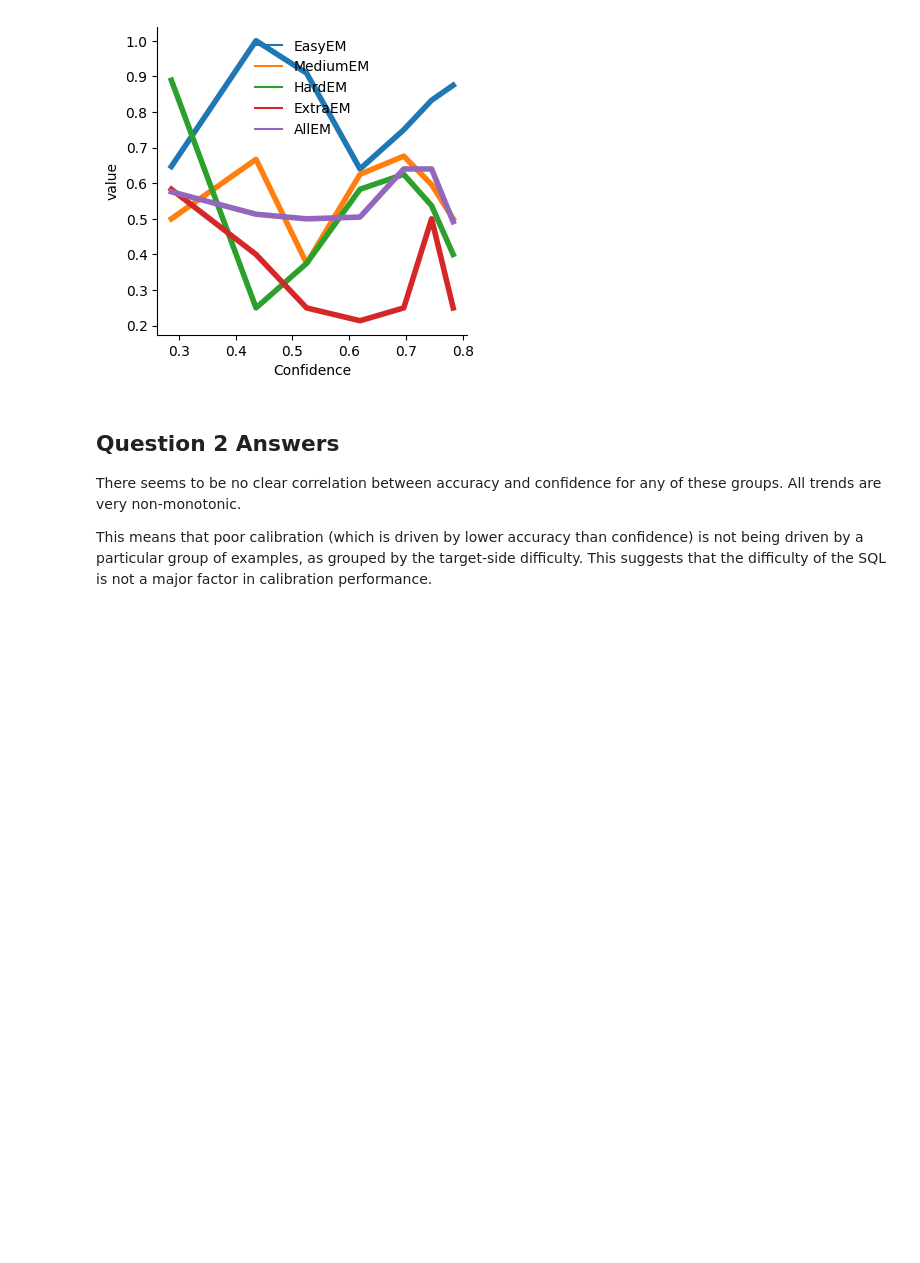
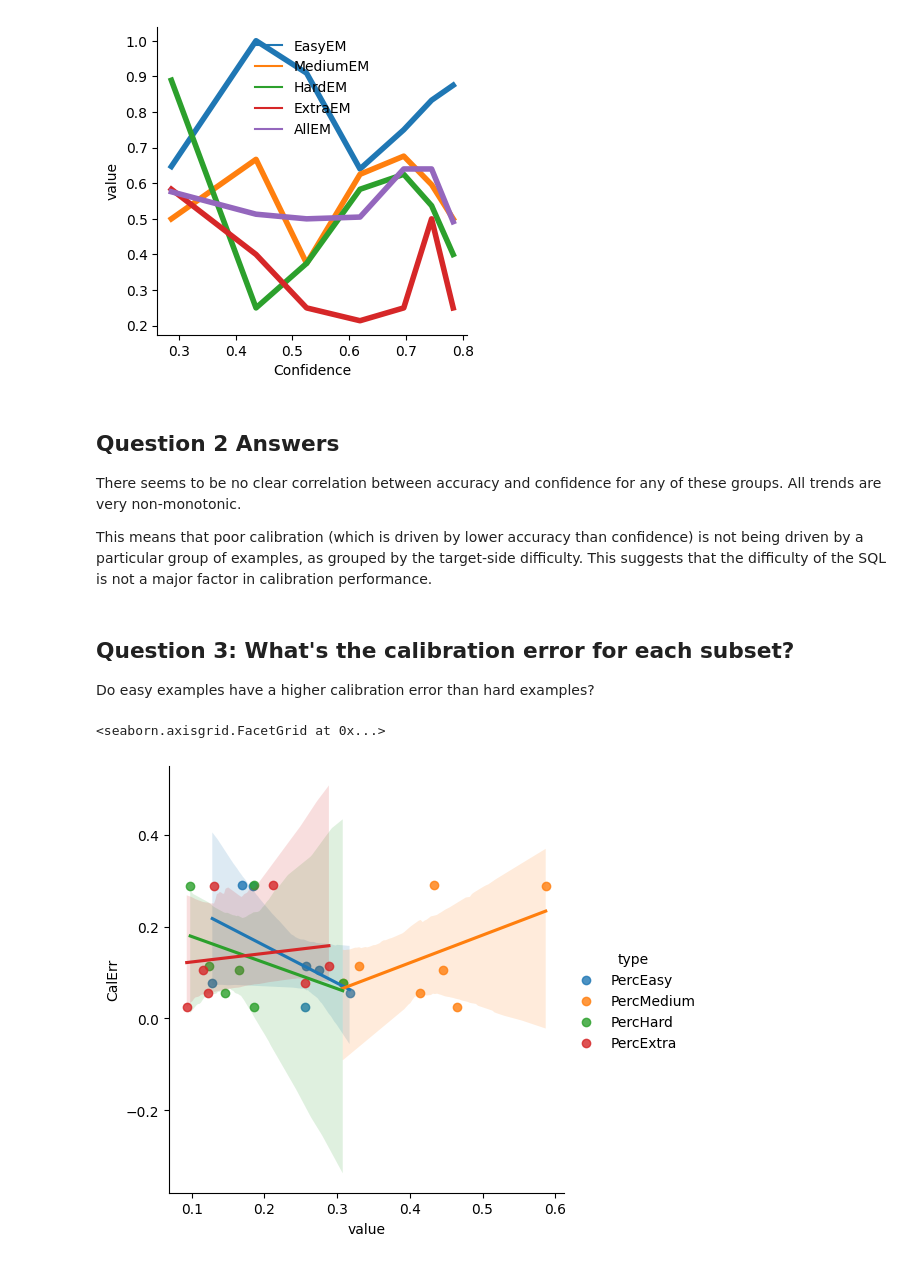
Before and after one commit to esteng/calibration_miso, a Jupyter notebook: analysis/calibration_sql_difficulty.ipynb, the cells around one changed output. Saved outputs shown, nothing was run; the diff lists cells and outputs as text; code cells hidden in the pictures; blank space fills up the shorter version.

```diff
--- a/analysis/calibration_sql_difficulty.ipynb
+++ b/analysis/calibration_sql_difficulty.ipynb
@@ -103,3 +104,18 @@ There seems to be no clear correlation between accuracy and confidence for any o
 
 This means that poor calibration (which is driven by lower accuracy than confidence) is not being driven by a particular group of examples, as grouped by the target-side difficulty.
 This suggests that the difficulty of the SQL is not a major factor in calibration performance.
+# %% [markdown]
+## Question 3: What's the calibration error for each subset?
+
+Do easy examples have a higher calibration error than hard examples?
+# %%
+err_df_subset = err_df[err_df['type'].isin(["PercEasy", "PercMedium", "PercHard", "PercExtra"])]
+
+sns.lmplot(data=err_df_subset,
+            x="value",
+            y="CalErr",
+            hue="type",
+            scatter=True)
+# %% [output]
+<seaborn.axisgrid.FacetGrid at 0x...>
+[figure, added]
```
Also changed, not shown: parts of 3 cells of this notebook, 59 other files.
